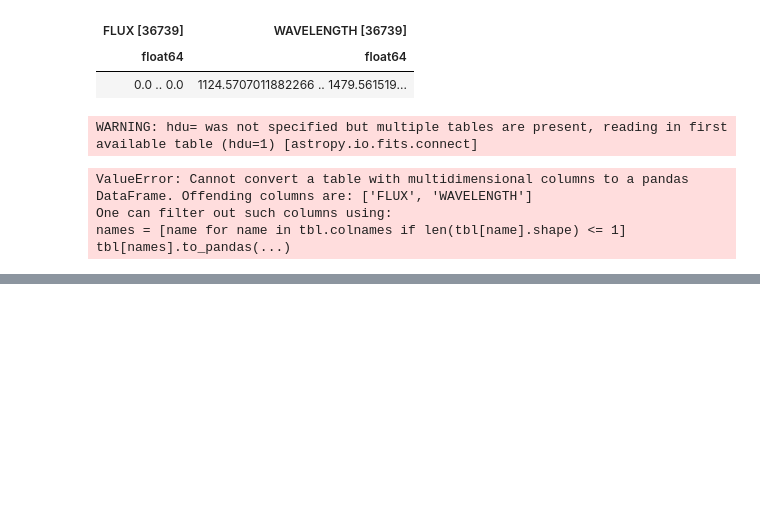
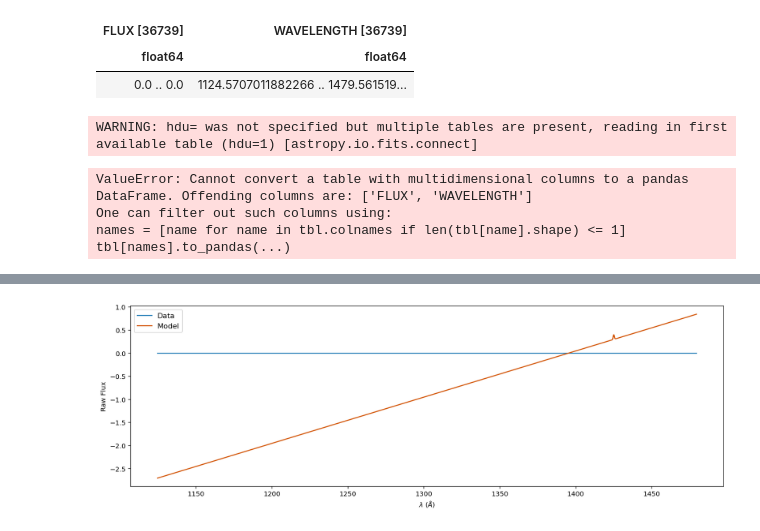
Before and after one commit to 18ganesha/io_brightness, a Jupyter notebook: notebooks/02_Gaussian_fitting_for_S_I.ipynb, the cells around one changed output, grey strips where cells are left out. Saved outputs shown, nothing was run; the diff lists cells and outputs as text; code cells hidden in the pictures; blank space fills up the shorter version.

```diff
--- a/notebooks/02_Gaussian_fitting_for_S_I.ipynb
+++ b/notebooks/02_Gaussian_fitting_for_S_I.ipynb
@@ -152,3 +132,3 @@ evt_data
 # %%
-w = evt_data['WAVELENGTH'].T
-w
+wl = evt_data['WAVELENGTH'].T
+flux = evt_data['FLUX'].T
@@ -158,0 +155,10 @@ type(w)
+# %%
+plt.figure(figsize=(16, 5))
+plt.step(wl, flux, label='Data', color='#2980b9');
+plt.step(wl, flux_guess, label='Model', color='#d35400');
+plt.xlabel('$\lambda$ ($\AA$)');
+plt.ylabel('Raw Flux')
+plt.legend(fontsize=11);
+#plt.ylim(.9,1.3)
+# %% [output]
+[figure, added]
```
Also changed, not shown: parts of 12 cells of this notebook.
